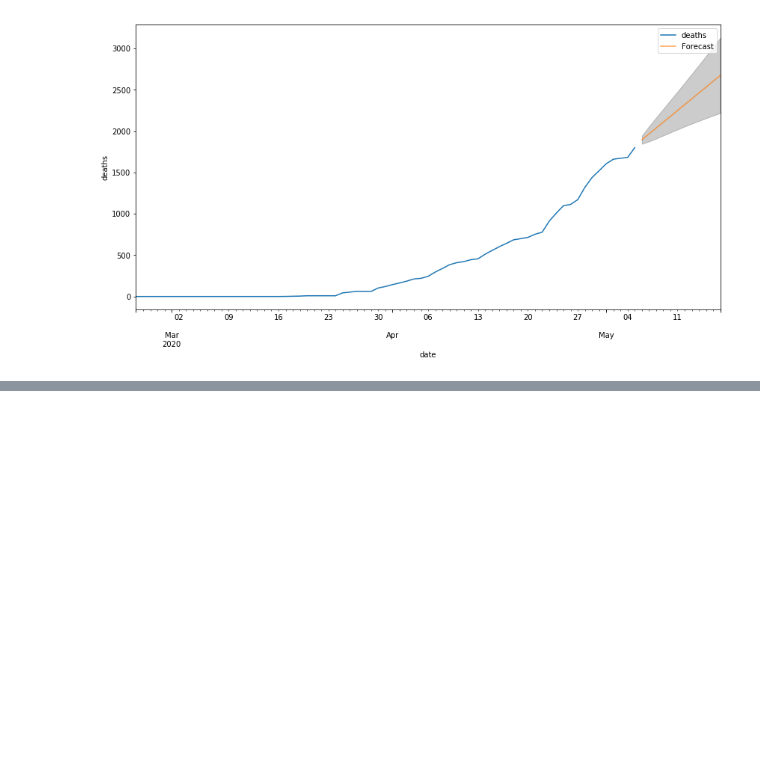
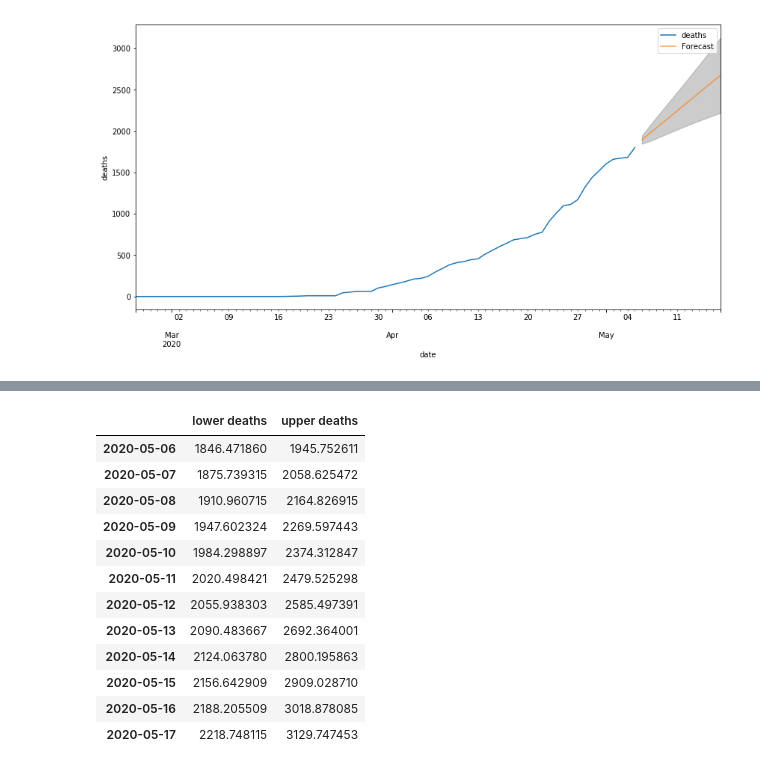
Before and after one commit to EverNife/DataAnalytics-API, a Jupyter notebook: Treino11/Treino11_CovidArima.ipynb, the cells around one changed output, grey strips where cells are left out. Saved outputs shown, nothing was run; the diff lists cells and outputs as text; code cells hidden in the pictures; blank space fills up the shorter version.

```diff
--- a/Treino11/Treino11_CovidArima.ipynb
+++ b/Treino11/Treino11_CovidArima.ipynb
@@ -116,0 +61,3 @@ pred = analytics.modelFit.predict(start=pd.to_datetime("2020-04-20"), dynamic=Tr
+# %%
+pred = analytics.ARIMAForecastToPred(steps=12)
+pred.predicted_mean
@@ -117,2 +78,16 @@ pred = analytics.modelFit.predict(start=pd.to_datetime("2020-04-20"), dynamic=Tr
 # %%
-pred
+pred.conf_int()
+# %% [output]
+|  | lower deaths | upper deaths |
+| 2020-05-06 | 1846.471860 | 1945.752611 |
+| 2020-05-07 | 1875.739315 | 2058.625472 |
+| 2020-05-08 | 1910.960715 | 2164.826915 |
+| 2020-05-09 | 1947.602324 | 2269.597443 |
+| 2020-05-10 | 1984.298897 | 2374.312847 |
+| 2020-05-11 | 2020.498421 | 2479.525298 |
+| 2020-05-12 | 2055.938303 | 2585.497391 |
+| 2020-05-13 | 2090.483667 | 2692.364001 |
+| 2020-05-14 | 2124.063780 | 2800.195863 |
+| 2020-05-15 | 2156.642909 | 2909.028710 |
+| 2020-05-16 | 2188.205509 | 3018.878085 |
+| 2020-05-17 | 2218.748115 | 3129.747453 |
```
Also changed, not shown: parts of 7 cells of this notebook.
